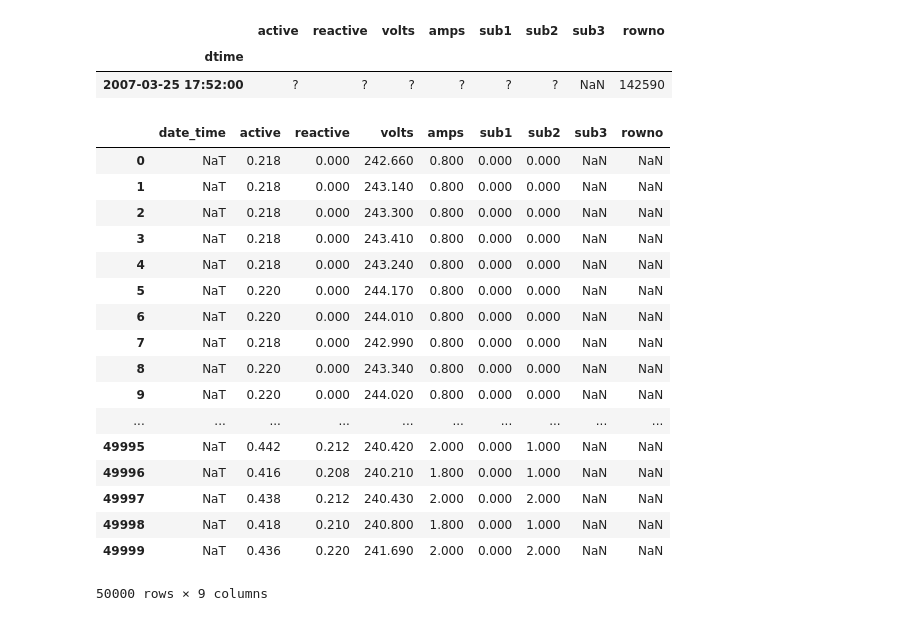
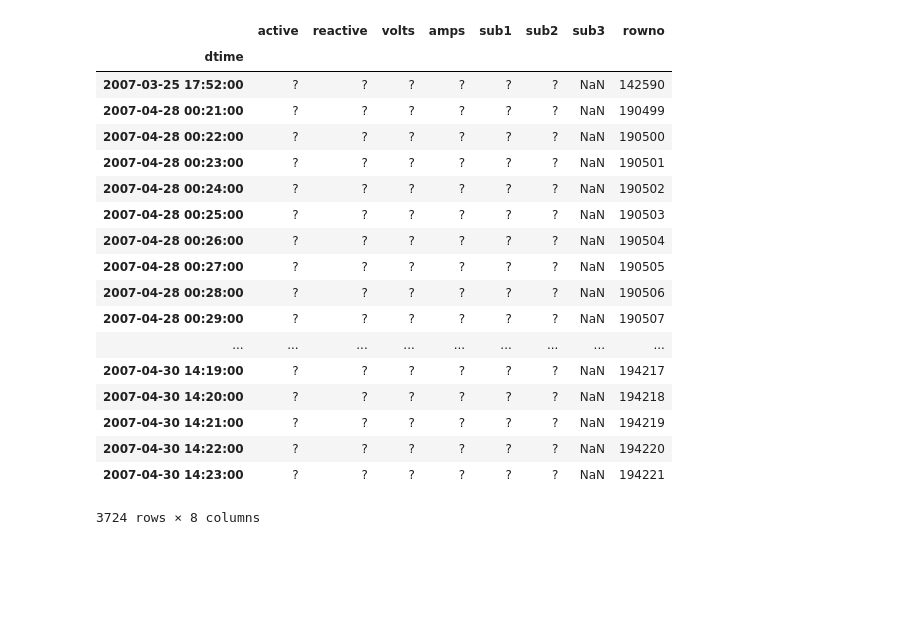
Before and after one commit to dsjstc/EnergyPrj, a Jupyter notebook: EnergyData.ipynb, the cells around one changed output. Drawn from its saved outputs; the diff is of its cells as text; code cells hidden in the pictures; blank space fills up the shorter version.

```diff
--- a/EnergyData.ipynb
+++ b/EnergyData.ipynb
@@ -7,7 +21,7 @@ dataname = 'household_power_consumption';
 # There are c. 2.e6 rows in this file.
 nskiprows = int(1.1e5)
 #nskiprows = 0
-readrows = int(5.e4)
+readrows = int(1.e5)
 #readrows = None # Comment out for smaller test load.
 
 # Extract zip if necessary
@@ -35,32 +49,26 @@ df['rowno'] = df.index + 2 + nskiprows
 df.set_index('date_time',inplace=True,drop=True)
 df.index.rename('dtime',inplace=True);
 # %%
-df[df.isnull().any(axis=1)]
+# Show rows with nulls
+dfnulls = df[df.isnull().any(axis=1)];
+dfnulls
 # %% [output]
 |  | active | reactive | volts | amps | sub1 | sub2 | sub3 | rowno |
 | dtime |  |  |  |  |  |  |  |  |
 | 2007-03-25 17:52:00 | ? | ? | ? | ? | ? | ? | NaN | 142590 |
+| 2007-04-28 00:21:00 | ? | ? | ? | ? | ? | ? | NaN | 190499 |
+| 2007-04-28 00:22:00 | ? | ? | ? | ? | ? | ? | NaN | 190500 |
+| 2007-04-28 00:23:00 | ? | ? | ? | ? | ? | ? | NaN | 190501 |
+| 2007-04-28 00:24:00 | ? | ? | ? | ? | ? | ? | NaN | 190502 |
+| 2007-04-28 00:25:00 | ? | ? | ? | ? | ? | ? | NaN | 190503 |
+| 2007-04-28 00:26:00 | ? | ? | ? | ? | ? | ? | NaN | 190504 |
+| 2007-04-28 00:27:00 | ? | ? | ? | ? | ? | ? | NaN | 190505 |
+| 2007-04-28 00:28:00 | ? | ? | ? | ? | ? | ? | NaN | 190506 |
+| 2007-04-28 00:29:00 | ? | ? | ? | ? | ? | ? | NaN | 190507 |
+| ... | ... | ... | ... | ... | ... | ... | ... | ... |
+| 2007-04-30 14:19:00 | ? | ? | ? | ? | ? | ? | NaN | 194217 |
+| 2007-04-30 14:20:00 | ? | ? | ? | ? | ? | ? | NaN | 194218 |
+| 2007-04-30 14:21:00 | ? | ? | ? | ? | ? | ? | NaN | 194219 |
+| 2007-04-30 14:22:00 | ? | ? | ? | ? | ? | ? | NaN | 194220 |
+| 2007-04-30 14:23:00 | ? | ? | ? | ? | ? | ? | NaN | 194221 |
+3724 rows × 8 columns
-# %%
-# Have a look at the non-numeric rows
-import numpy as np
-allreal = df.applymap(np.isreal);
-df[~allreal]
-# %% [output]
-|  | date_time | active | reactive | volts | amps | sub1 | sub2 | sub3 | rowno |
-| 0 | NaT | 0.218 | 0.000 | 242.660 | 0.800 | 0.000 | 0.000 | NaN | NaN |
-| 1 | NaT | 0.218 | 0.000 | 243.140 | 0.800 | 0.000 | 0.000 | NaN | NaN |
-| 2 | NaT | 0.218 | 0.000 | 243.300 | 0.800 | 0.000 | 0.000 | NaN | NaN |
-| 3 | NaT | 0.218 | 0.000 | 243.410 | 0.800 | 0.000 | 0.000 | NaN | NaN |
-| 4 | NaT | 0.218 | 0.000 | 243.240 | 0.800 | 0.000 | 0.000 | NaN | NaN |
-| 5 | NaT | 0.220 | 0.000 | 244.170 | 0.800 | 0.000 | 0.000 | NaN | NaN |
-| 6 | NaT | 0.220 | 0.000 | 244.010 | 0.800 | 0.000 | 0.000 | NaN | NaN |
-| 7 | NaT | 0.218 | 0.000 | 242.990 | 0.800 | 0.000 | 0.000 | NaN | NaN |
-| 8 | NaT | 0.220 | 0.000 | 243.340 | 0.800 | 0.000 | 0.000 | NaN | NaN |
-| 9 | NaT | 0.220 | 0.000 | 244.020 | 0.800 | 0.000 | 0.000 | NaN | NaN |
-| ... | ... | ... | ... | ... | ... | ... | ... | ... | ... |
-| 49995 | NaT | 0.442 | 0.212 | 240.420 | 2.000 | 0.000 | 1.000 | NaN | NaN |
-| 49996 | NaT | 0.416 | 0.208 | 240.210 | 1.800 | 0.000 | 1.000 | NaN | NaN |
-| 49997 | NaT | 0.438 | 0.212 | 240.430 | 2.000 | 0.000 | 2.000 | NaN | NaN |
-| 49998 | NaT | 0.418 | 0.210 | 240.800 | 1.800 | 0.000 | 1.000 | NaN | NaN |
-| 49999 | NaT | 0.436 | 0.220 | 241.690 | 2.000 | 0.000 | 2.000 | NaN | NaN |
-50000 rows × 9 columns
```
Also changed, not shown: parts of 2 cells of this notebook.
